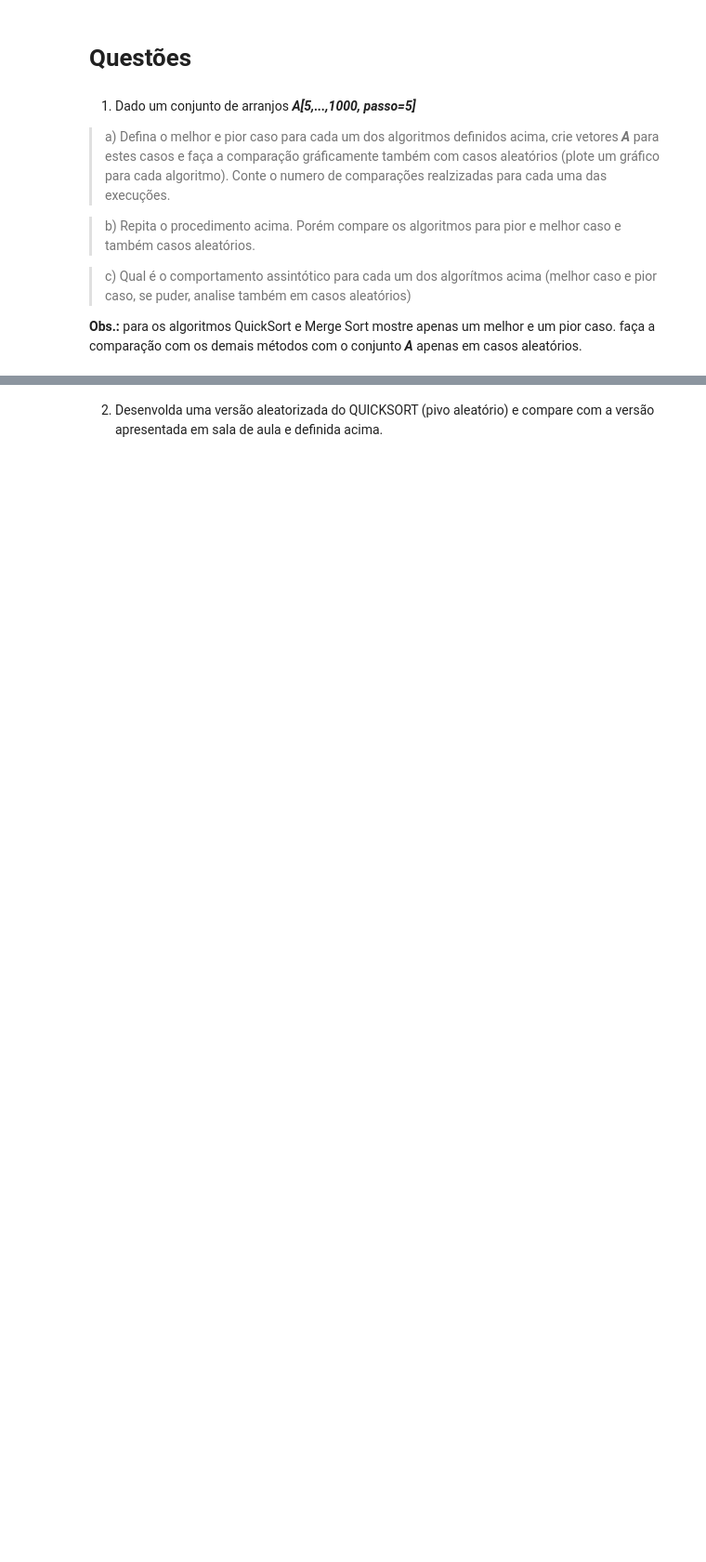
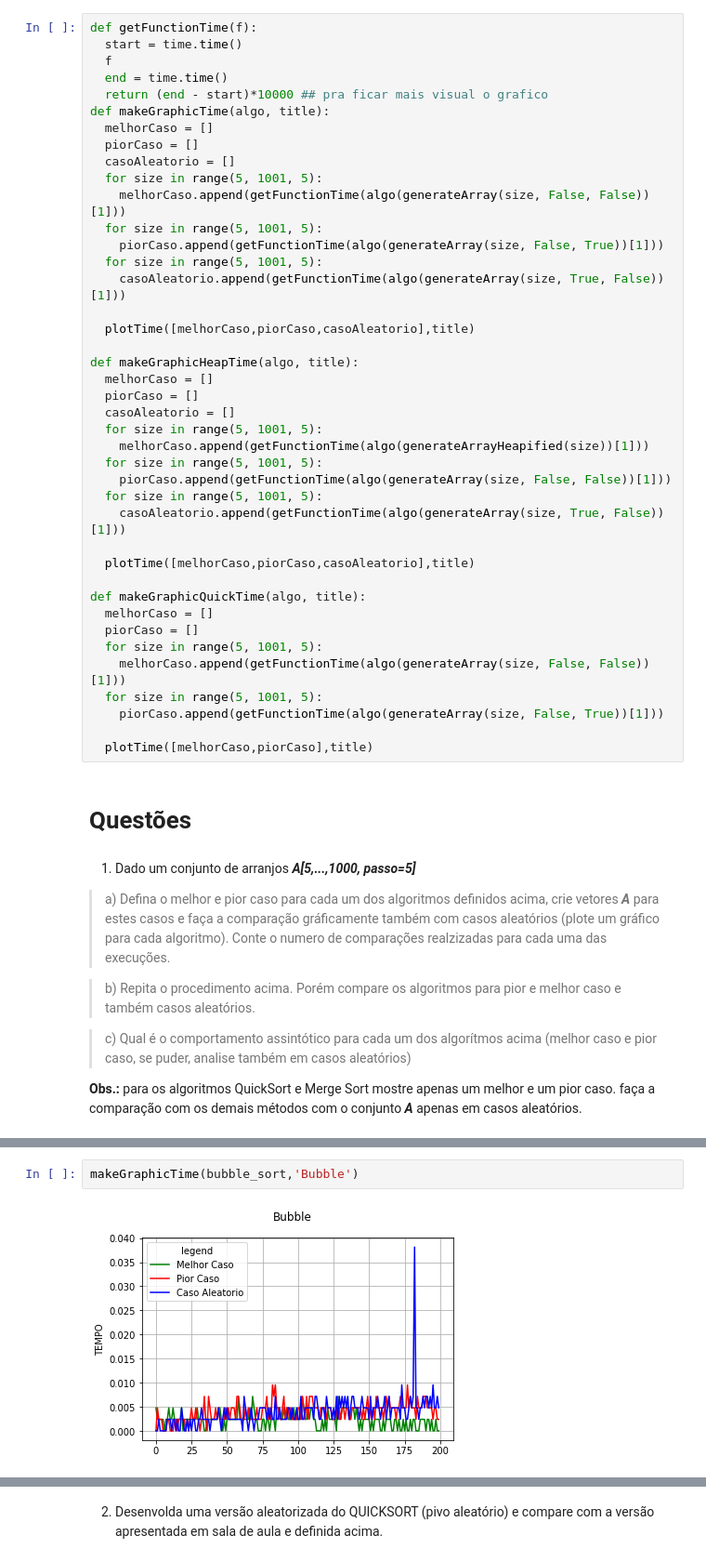
Before and after one commit to okellyson/CPA-EFC1, a Jupyter notebook: EFC1_GCC_253.ipynb, the cells around one changed output, grey strips where cells are left out. Shown at 93% size. Drawn from its saved outputs; the diff is of its cells as text; blank space fills up the shorter version.

```diff
--- a/EFC1_GCC_253.ipynb
+++ b/EFC1_GCC_253.ipynb
@@ -293,6 +302,47 @@ def RunMerge(array):
     #print(mergesort.comparacoes)
 
     return arrei,mergesort.comparacoes
+# %%
+def getFunctionTime(f):
+  start = time.time()
+  f
+  end = time.time()
+  return (end - start)*10000 ## pra ficar mais visual o grafico
+def makeGraphicTime(algo, title):
+  melhorCaso = []
+  piorCaso = []
+  casoAleatorio = []
+  for size in range(5, 1001, 5):
+    melhorCaso.append(getFunctionTime(algo(generateArray(size, False, False))[1]))
+  for size in range(5, 1001, 5):
+    piorCaso.append(getFunctionTime(algo(generateArray(size, False, True))[1]))
+  for size in range(5, 1001, 5):
+    casoAleatorio.append(getFunctionTime(algo(generateArray(size, True, False))[1]))
+
+  plotTime([melhorCaso,piorCaso,casoAleatorio],title)
+
+def makeGraphicHeapTime(algo, title):
+  melhorCaso = []
+  piorCaso = []
+  casoAleatorio = []
+  for size in range(5, 1001, 5):
+    melhorCaso.append(getFunctionTime(algo(generateArrayHeapified(size))[1]))
+  for size in range(5, 1001, 5):
+    piorCaso.append(getFunctionTime(algo(generateArray(size, False, False))[1]))
+  for size in range(5, 1001, 5):
+    casoAleatorio.append(getFunctionTime(algo(generateArray(size, True, False))[1]))
+
+  plotTime([melhorCaso,piorCaso,casoAleatorio],title)
+
+def makeGraphicQuickTime(algo, title):
+  melhorCaso = []
+  piorCaso = []
+  for size in range(5, 1001, 5):
+    melhorCaso.append(getFunctionTime(algo(generateArray(size, False, False))[1]))
+  for size in range(5, 1001, 5):
+    piorCaso.append(getFunctionTime(algo(generateArray(size, False, True))[1]))
+
+  plotTime([melhorCaso,piorCaso],title)
 # %% [markdown]
 # Questões
 # %% [markdown]
@@ -350,0 +444,4 @@ makeGraphicQuick(RunMerge,'MergeSort')
+# %%
+makeGraphicTime(bubble_sort,'Bubble')
+# %% [output]
+[figure, added]
```
Also changed, not shown: parts of 22 cells of this notebook.
